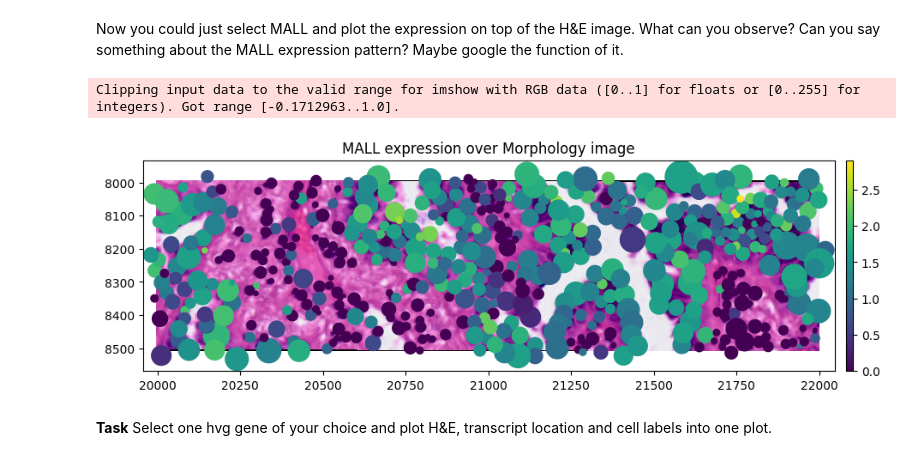
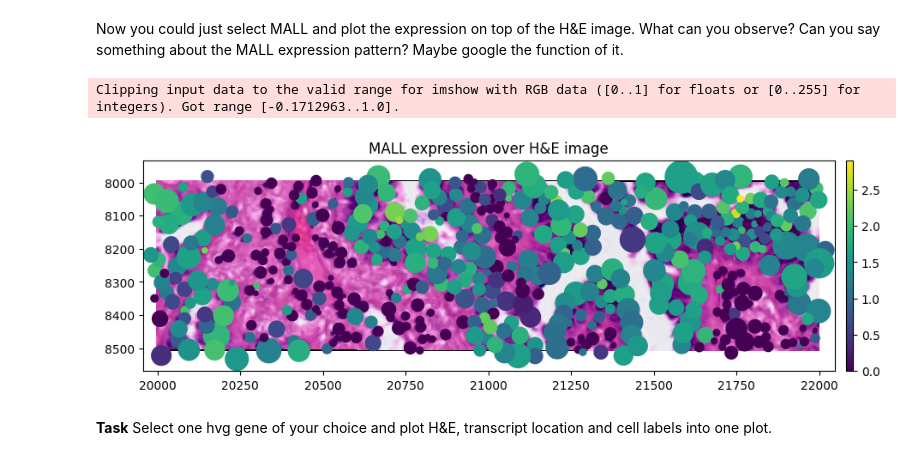
Before and after one commit to velten-group/embo_bioimage_analysis, a Jupyter notebook: spatialdata_introduction.ipynb, the cells around one changed output. Saved outputs shown, nothing was run; the diff lists cells and outputs as text; code cells hidden in the pictures.

```diff
--- a/spatialdata_introduction.ipynb
+++ b/spatialdata_introduction.ipynb
@@ -62,7 +65,7 @@ INFO     Transposing `data` of type: <class 'dask.array.core.Array'> to ('c', 'y
 # %% [markdown]
 To enhace plotting speed / general operation speed, we will save the SpatialData as a .zarr object and read it in again.
 # %%
-sdata.write("embo_course_data/xenium.zarr", overwrite=True)
-sdata = sd.SpatialData.read("embo_course_data/xenium.zarr")
+sdata.write("data/xenium.zarr", overwrite=True)
+sdata = sd.SpatialData.read("data/xenium.zarr")
 print(sdata)
 # %% [output]
@@ -311,12 +307,12 @@ Now you could just select MALL and plot the expression on top of the H&E image.
 # %%
 gene_name = "MALL"
 crop0(sdata).pl.render_images("he_image").pl.render_shapes(
     "cell_circles",
     color=gene_name,
-).pl.show(title=f"{gene_name} expression over Morphology image", coordinate_systems="global", figsize=(10, 3))
+).pl.show(title=f"{gene_name} expression over H&E image", coordinate_systems="global", figsize=(10, 3))
 # %% [output]
 Clipping input data to the valid range for imshow with RGB data ([0..1] for floats or [0..255] for integers). Got range [-0.1712963..1.0].
-[figure, old version]
+[figure, new version]
 # %% [markdown]
 **Task** Select one hvg gene of your choice and plot H&E, transcript location and cell labels into one plot.
 # %%
```
Also changed, not shown: parts of 4 cells of this notebook.
